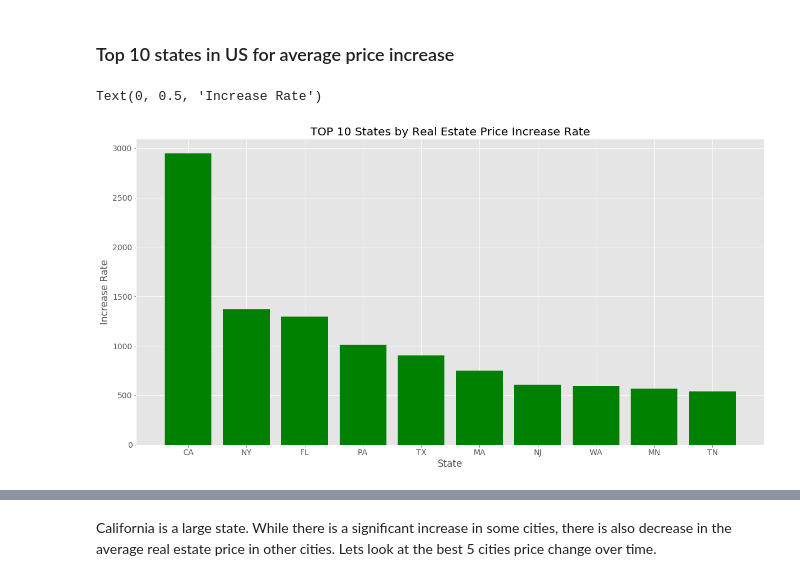
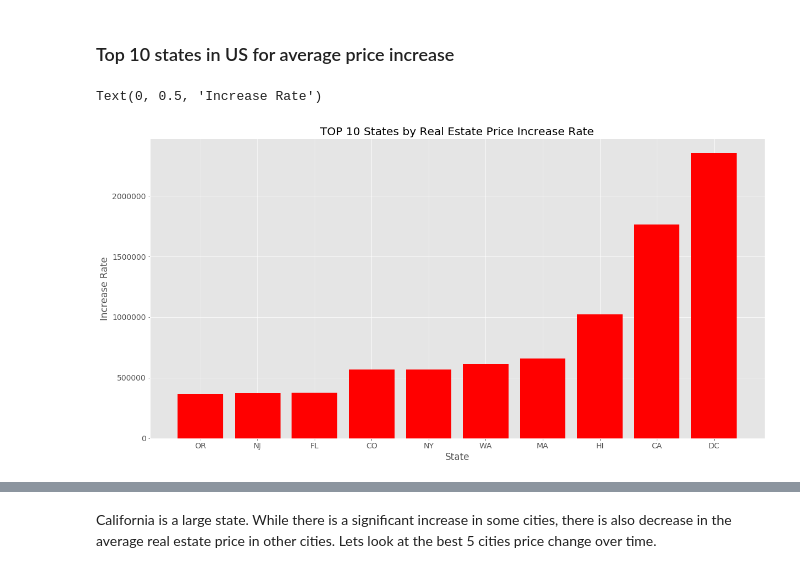
Before and after one commit to fcamuz/time-series-model-for-forecasting, a Jupyter notebook: mod_4_starter_notebook.ipynb, the cells around one changed output, grey strips where cells are left out. Drawn from its saved outputs; the diff is of its cells as text; code cells hidden in the pictures.

```diff
--- a/mod_4_starter_notebook.ipynb
+++ b/mod_4_starter_notebook.ipynb
@@ -142,0 +158,4 @@ df_full_states
+# %%
+top10_state=df_full_states.set_index('State').astype(float).groupby('State').mean().sort_values('criteria')
+top10_state=top10_state.tail(10)
+top10_state
@@ -144,10 +177,10 @@ df_full_states
 ### Top 10 states in US for average price increase
 # %%
 plt.figure(figsize = (20,10))
-plt.bar(top10_state.index, top10_state['increase_rate'] , color='green')
+plt.bar(top10_state.index, top10_state['criteria'] , color='red')
 plt.title('TOP 10 States by Real Estate Price Increase Rate')
 plt.xlabel('State')
 plt.ylabel('Increase Rate')
 # %% [output]
 Text(0, 0.5, 'Increase Rate')
-[figure, old version]
+[figure, new version]
```
Also changed, not shown: parts of 51 cells of this notebook.
